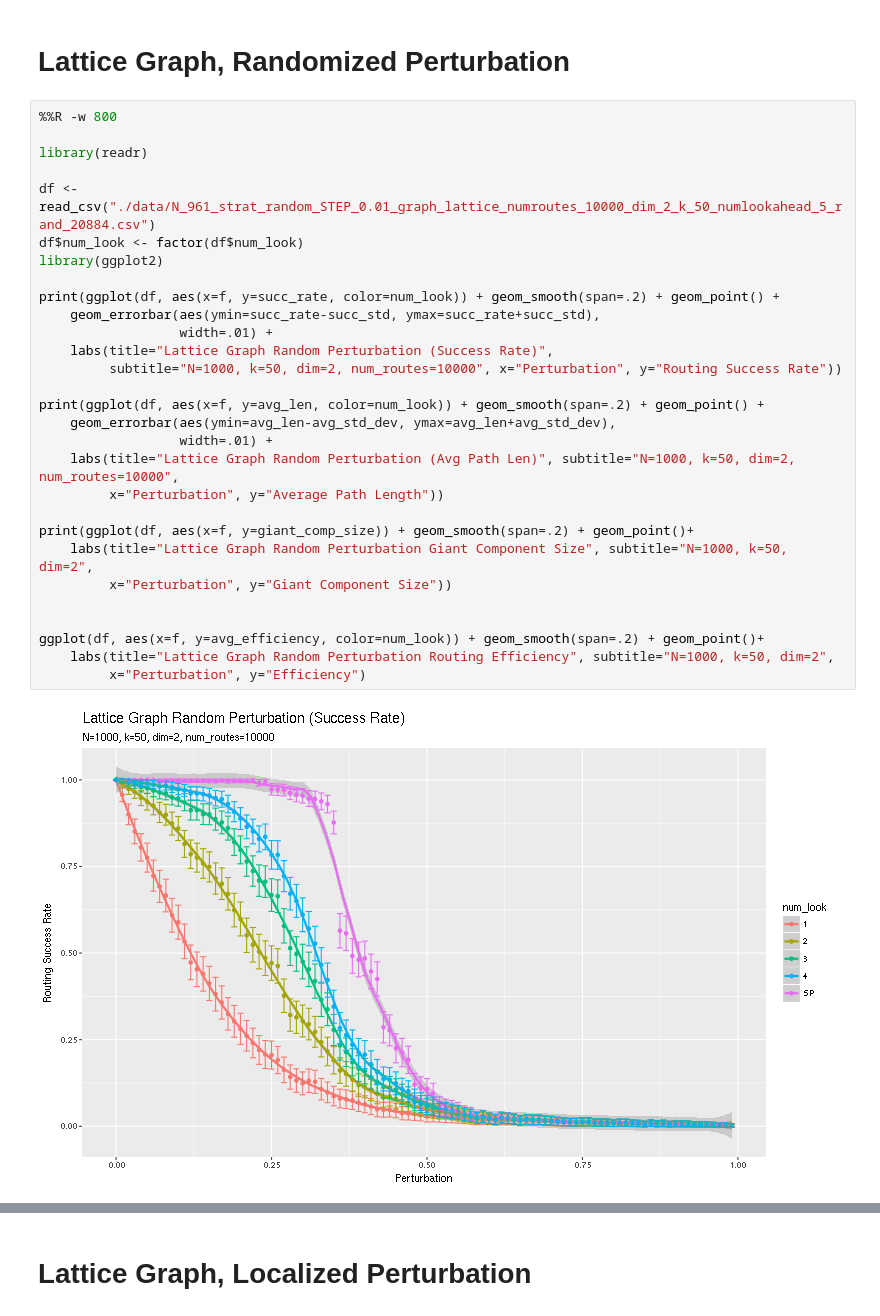
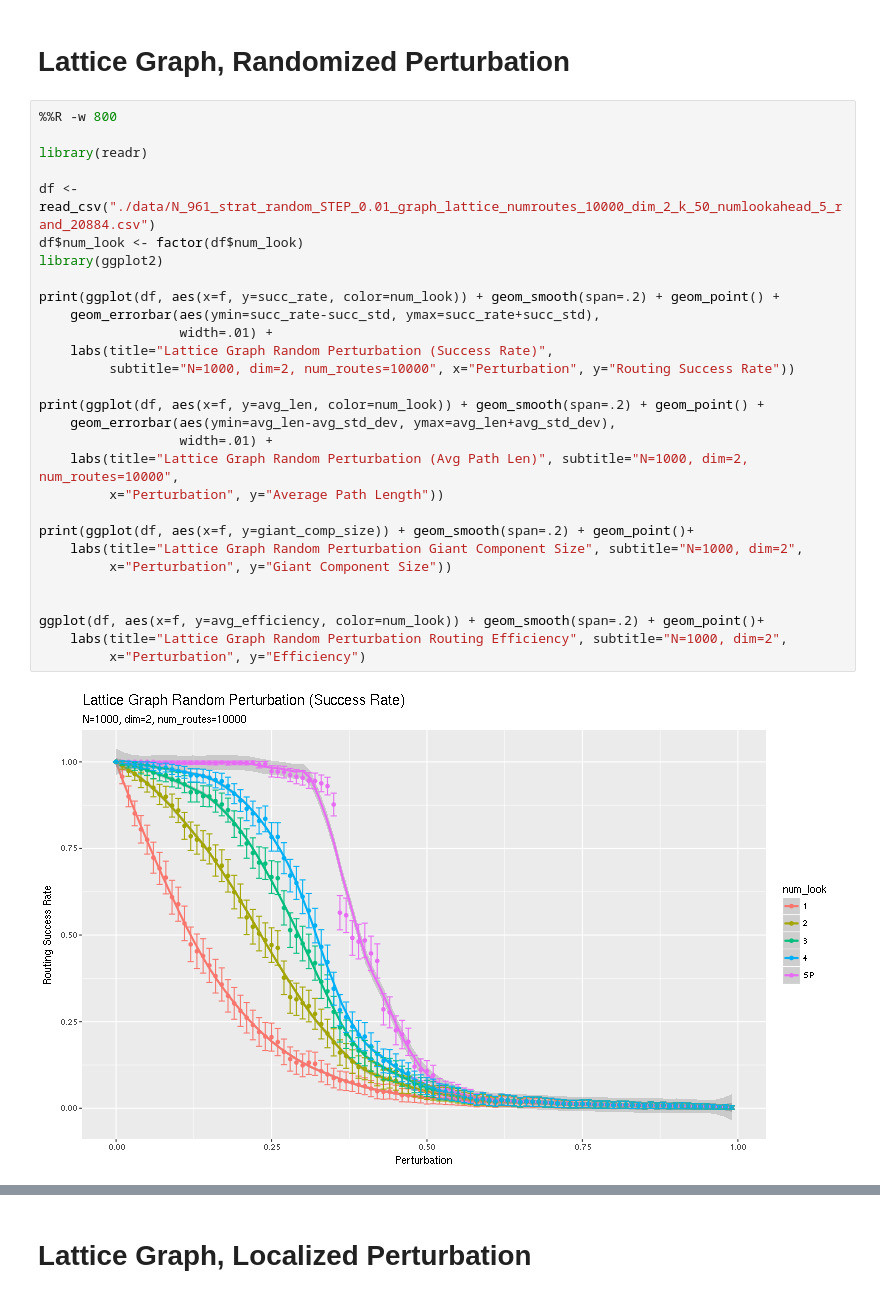
Before and after one commit to lacoperon/greedy_paths, a Jupyter notebook: perturb_analysis.ipynb, the cells around one changed output, grey strips where cells are left out. Cells and saved outputs as stored; diff of their text form.

Commit message:
Updated perturbation analysis to remove spurious degree value

```diff
--- a/perturb_analysis.ipynb
+++ b/perturb_analysis.ipynb
@@ -12,31 +12,31 @@ The rpy2.ipython extension is already loaded. To reload it, use:
 # %%
 %%R -w 800
 
 library(readr)
 
 df <- read_csv("./data/N_961_strat_random_STEP_0.01_graph_lattice_numroutes_10000_dim_2_k_50_numlookahead_5_rand_20884.csv")
 df$num_look <- factor(df$num_look)
 library(ggplot2)
 
 print(ggplot(df, aes(x=f, y=succ_rate, color=num_look)) + geom_smooth(span=.2) + geom_point() +
     geom_errorbar(aes(ymin=succ_rate-succ_std, ymax=succ_rate+succ_std),
                   width=.01) +
     labs(title="Lattice Graph Random Perturbation (Success Rate)",
-         subtitle="N=1000, k=50, dim=2, num_routes=10000", x="Perturbation", y="Routing Success Rate"))
+         subtitle="N=1000, dim=2, num_routes=10000", x="Perturbation", y="Routing Success Rate"))
 
 print(ggplot(df, aes(x=f, y=avg_len, color=num_look)) + geom_smooth(span=.2) + geom_point() +
     geom_errorbar(aes(ymin=avg_len-avg_std_dev, ymax=avg_len+avg_std_dev),
                   width=.01) +
-    labs(title="Lattice Graph Random Perturbation (Avg Path Len)", subtitle="N=1000, k=50, dim=2, num_routes=10000",
+    labs(title="Lattice Graph Random Perturbation (Avg Path Len)", subtitle="N=1000, dim=2, num_routes=10000",
          x="Perturbation", y="Average Path Length"))
 
 print(ggplot(df, aes(x=f, y=giant_comp_size)) + geom_smooth(span=.2) + geom_point()+
-    labs(title="Lattice Graph Random Perturbation Giant Component Size", subtitle="N=1000, k=50, dim=2",
+    labs(title="Lattice Graph Random Perturbation Giant Component Size", subtitle="N=1000, dim=2",
          x="Perturbation", y="Giant Component Size"))
 
 
 ggplot(df, aes(x=f, y=avg_efficiency, color=num_look)) + geom_smooth(span=.2) + geom_point()+
-    labs(title="Lattice Graph Random Perturbation Routing Efficiency", subtitle="N=1000, k=50, dim=2",
+    labs(title="Lattice Graph Random Perturbation Routing Efficiency", subtitle="N=1000, dim=2",
          x="Perturbation", y="Efficiency")
 # %% [output]
-[figure, old version]
+[figure, new version]
```
Also changed, not shown: parts of 7 cells of this notebook.
